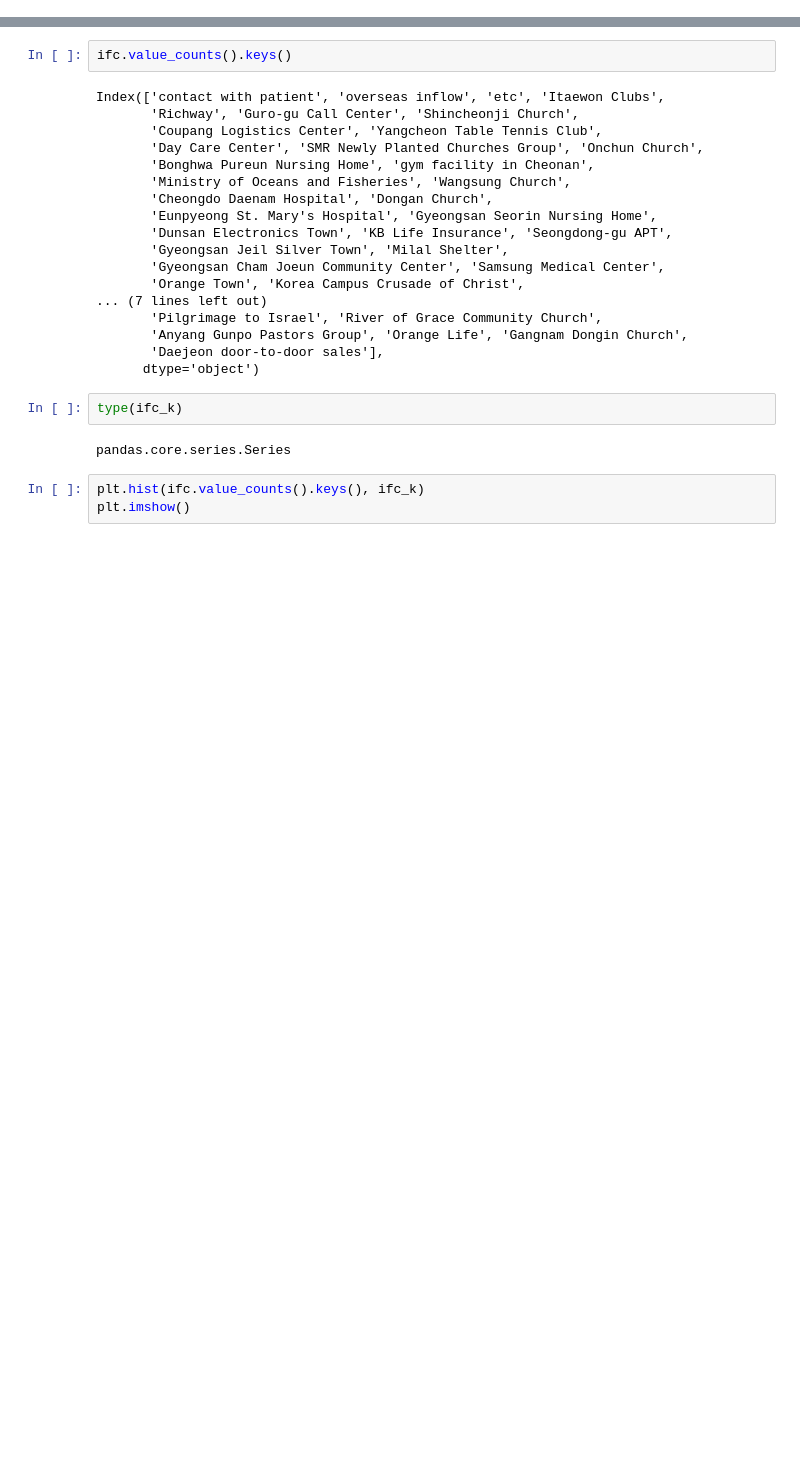
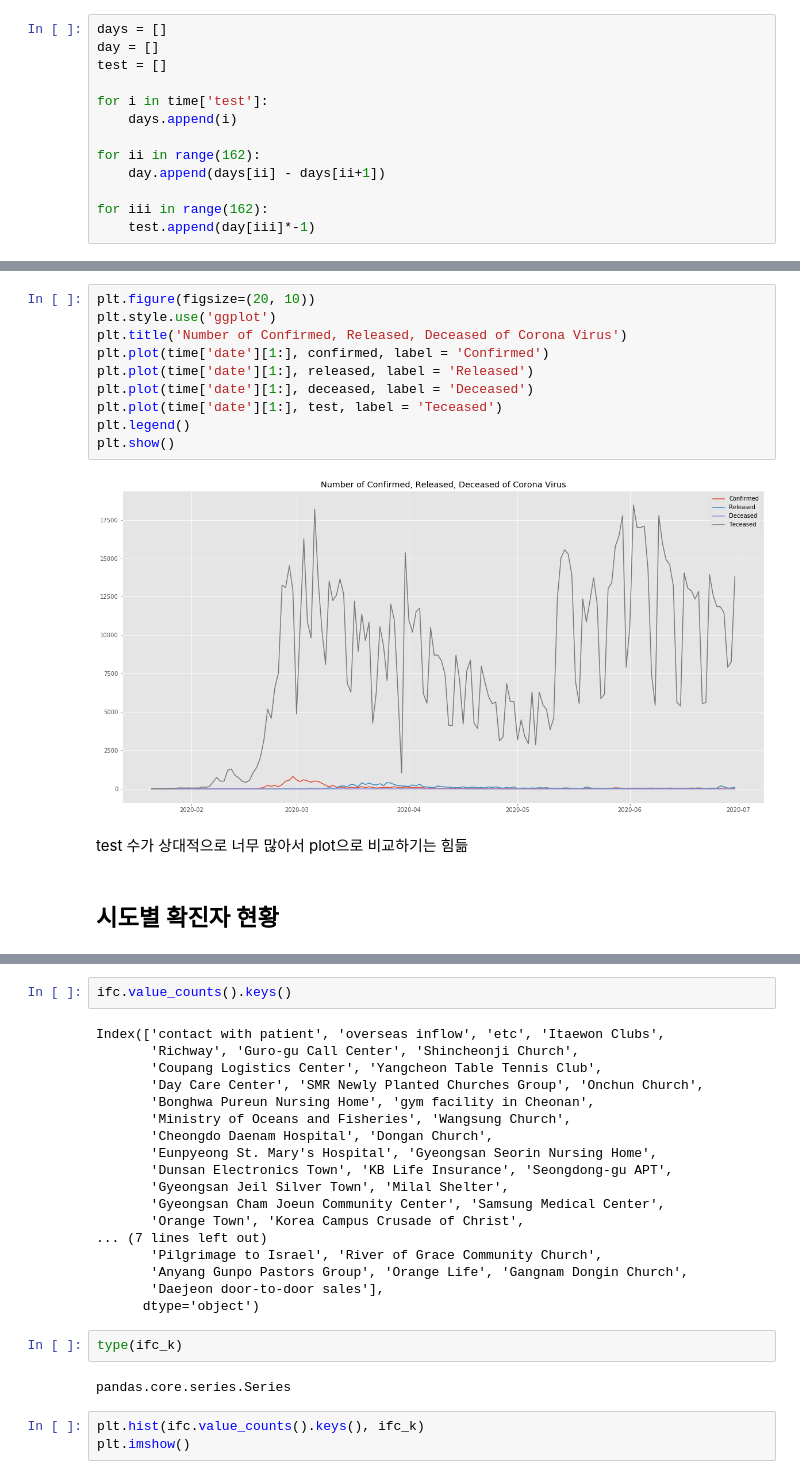
Before and after one commit to ebaaang/kaggle, a Jupyter notebook: [Kaggle] covid19_data_analysis.ipynb, the cells around one changed output, grey strips where cells are left out. Drawn from its saved outputs; the diff is of its cells as text; blank space fills up the shorter version.

```diff
--- a/[Kaggle] covid19_data_analysis.ipynb
+++ b/[Kaggle] covid19_data_analysis.ipynb
@@ -46,0 +140,13 @@ Name: infection_case, dtype: int64
+# %%
+days = []
+day = []
+test = []
+
+for i in time['test']:
+    days.append(i)
+
+for ii in range(162):
+    day.append(days[ii] - days[ii+1])
+
+for iii in range(162):
+    test.append(day[iii]*-1)
@@ -46,0 +186,16 @@ Name: infection_case, dtype: int64
+# %%
+plt.figure(figsize=(20, 10))
+plt.style.use('ggplot')
+plt.title('Number of Confirmed, Released, Deceased of Corona Virus')
+plt.plot(time['date'][1:], confirmed, label = 'Confirmed')
+plt.plot(time['date'][1:], released, label = 'Released')
+plt.plot(time['date'][1:], deceased, label = 'Deceased')
+plt.plot(time['date'][1:], test, label = 'Teceased')
+plt.legend()
+plt.show()
+# %% [output]
+[figure, added]
+# %% [markdown]
+test 수가 상대적으로 너무 많아서 plot으로 비교하기는 힘듦
+# %% [markdown]
+## 시도별 확진자 현황
```
Also changed, not shown: parts of 67 cells of this notebook.
